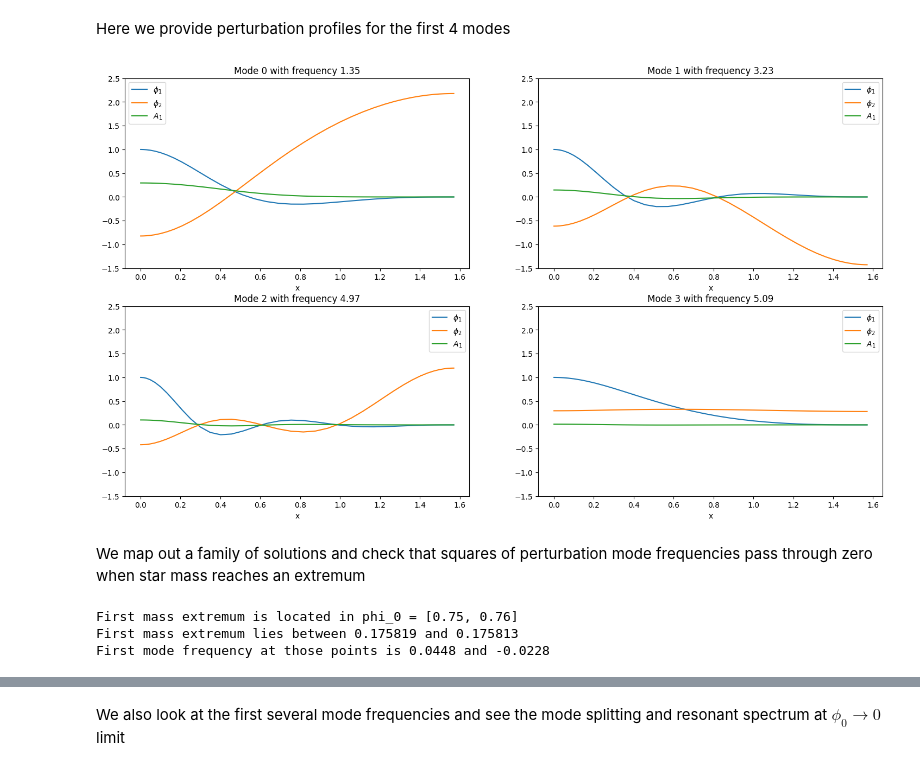
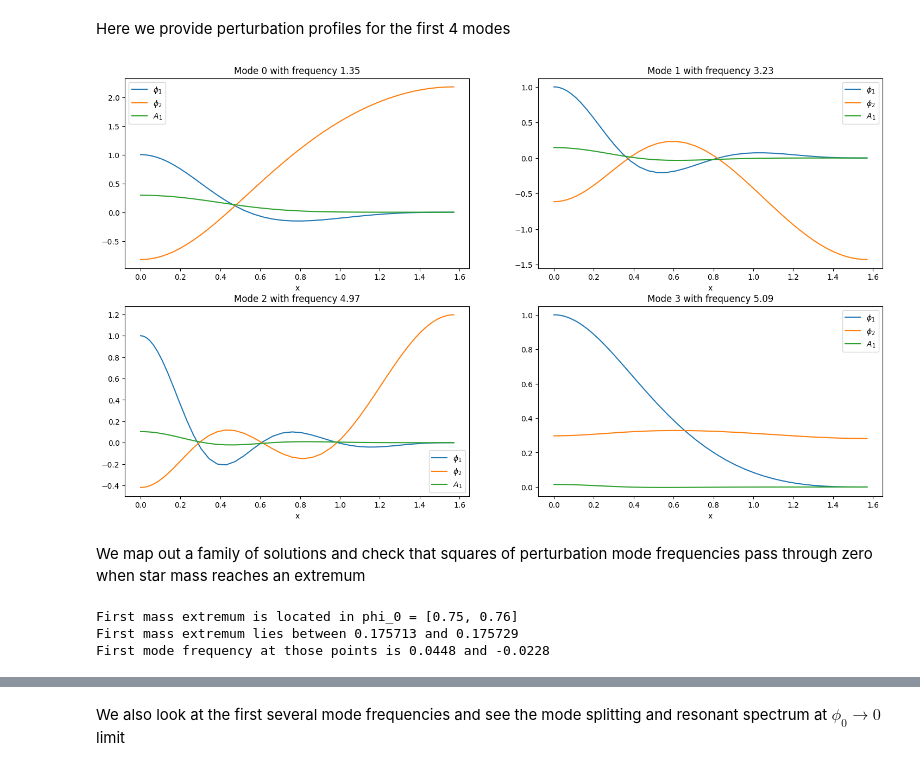
Before and after one commit to sukhovn/AdS_BS_shooting, a Jupyter notebook: BoseStar.ipynb, the cells around one changed output, grey strips where cells are left out. Cells and saved outputs as stored; diff of their text form; code cells hidden in the pictures.

```diff
--- a/BoseStar.ipynb
+++ b/BoseStar.ipynb
@@ -773,21 +776,21 @@ Mode 4 with frequency 6.6842 was obtained (precision 3.88e-09)
 # %% [markdown]
 Here we provide perturbation profiles for the first 4 modes
 # %%
-solver.get_perturbation_modes_profiles(nmodes=4)
+solver.get_perturbation_modes_profiles(npoints=50, remove_low_freq_modes=True)
 
 fig = plt.figure(figsize=(18,10))
 fig
 for i, (mode_number, plot_number) in enumerate(zip([0,1,2,3],[221,222,223,224])):
     ax = fig.add_subplot(plot_number)
     ax.set_title('Mode %d with frequency %.2lf' % (i, np.sqrt(solver.mode_frequencies[i])))
     for func in solver.mode_profiles[mode_number].T:
         ax.plot(solver.colloc_coords, func/solver.mode_profiles[mode_number,0,0])
     ax.legend(['$\\phi_1$','$\\phi_2$','$A_1$'])
     ax.set_xlabel('x')
-    ax.set_ylim(-1.5,2.5)
+    # ax.set_ylim(-1.5,2.5)
 plt.show()
 # %% [output]
-[figure, old version]
+[figure, new version]
 # %% [markdown]
 We map out a family of solutions and check that squares of perturbation mode frequencies pass through zero when star mass reaches an extremum
 # %%
@@ -795,12 +798,12 @@ tracer = Tracer(d=3, l=1.0, el=0.5, kappa=1.0, mass=0.0, xrange=[0.0001, 1.35],
 tracer.auto_trace((0.01, 2.0, 200), [2,4])
 # %%
 mass_max = np.argmax(tracer.star_mass_values)
-print('First mass extremum is located in phi_0 = [%.2lf, %.2lf]' % (tracer.phi0_values[mass_max],tracer.phi0_values[mass_max+1]))
-print('First mass extremum lies between %.6lf and %.6lf' % (tracer.star_mass_values[mass_max],tracer.star_mass_values[mass_max+1]))
-print('First mode frequency at those points is %.4lf and %.4lf' % (tracer.frequency_values[mass_max,0],tracer.frequency_values[mass_max+1,0]))
+print('First mass extremum is located in phi_0 = [%.2lf, %.2lf]' % (tracer.phi0_values[mass_max-1],tracer.phi0_values[mass_max]))
+print('First mass extremum lies between %.6lf and %.6lf' % (tracer.star_mass_values[mass_max-1],tracer.star_mass_values[mass_max]))
+print('First mode frequency at those points is %.4lf and %.4lf' % (tracer.frequency_values[mass_max-1,0],tracer.frequency_values[mass_max,0]))
 # %% [output]
 First mass extremum is located in phi_0 = [0.75, 0.76]
-First mass extremum lies between 0.175819 and 0.175813
+First mass extremum lies between 0.175713 and 0.175729
 First mode frequency at those points is 0.0448 and -0.0228
 # %%
 mass_min = mass_max + np.argmin(tracer.star_mass_values[mass_max:])
```
Also changed, not shown: parts of 23 cells of this notebook, 8 other files.
